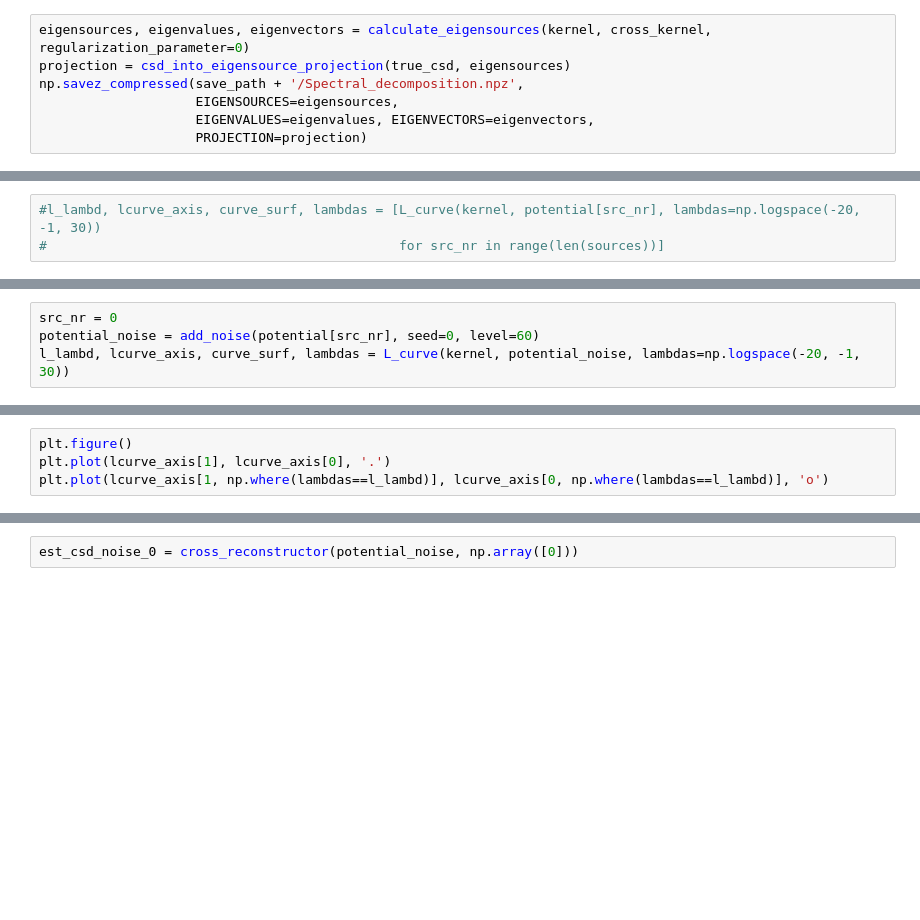
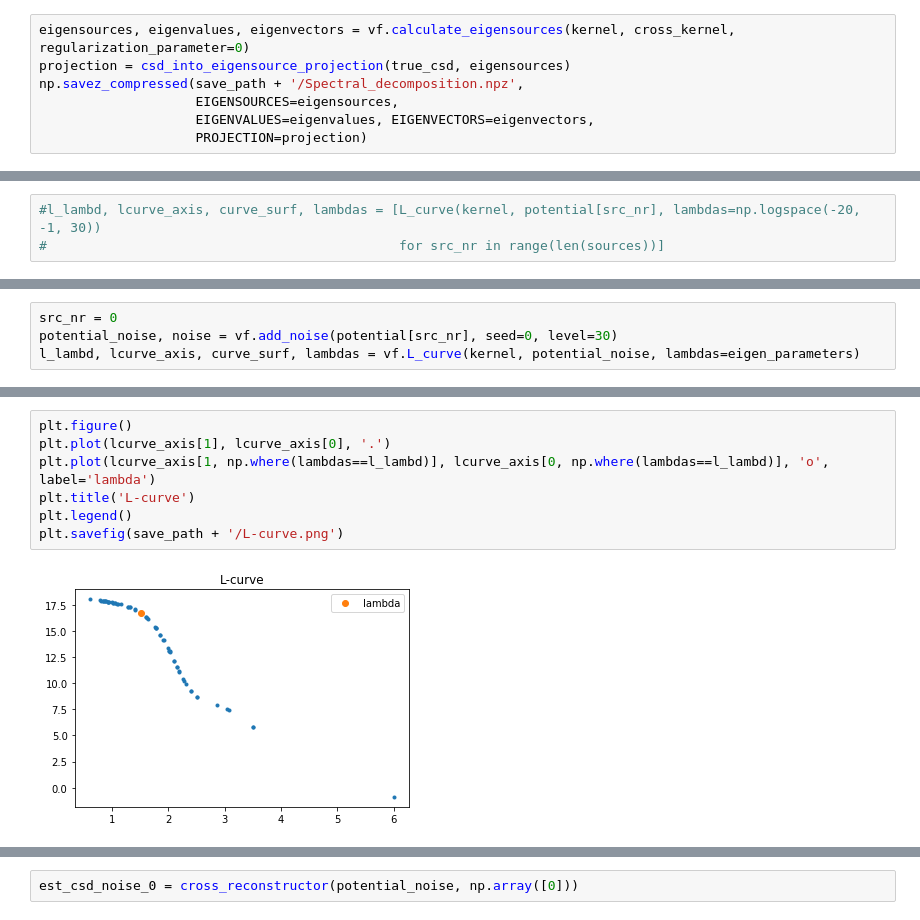
Before and after one commit to Neuroinflab/kESI, a Jupyter notebook: extras/validation/reconstruction_with_cv.ipynb, the cells around one changed output, grey strips where cells are left out. Cells and saved outputs as stored; diff of their text form; blank space fills up the shorter version.

Commit message:
Plotting potential

```diff
--- a/extras/validation/reconstruction_with_cv.ipynb
+++ b/extras/validation/reconstruction_with_cv.ipynb
@@ -411,7 +396,7 @@ true_csd = [measurement_manager_basis.probe(source) for source in sourcesCSD]
 setup_dict.update({'POTENTIAL': potential, 'TRUE_CSD': true_csd})
 np.savez_compressed(save_path + '/Setup_info.npz', **setup_dict)
 # %%
-eigensources, eigenvalues, eigenvectors = calculate_eigensources(kernel, cross_kernel, regularization_parameter=0)
+eigensources, eigenvalues, eigenvectors = vf.calculate_eigensources(kernel, cross_kernel, regularization_parameter=0)
 projection = csd_into_eigensource_projection(true_csd, eigensources)
 np.savez_compressed(save_path + '/Spectral_decomposition.npz',
                     EIGENSOURCES=eigensources,
@@ -425,4 +423,4 @@ eigen_parameters = eigenvalues[np.where(eigenvalues > 0)]
 # %%
 src_nr = 0
-potential_noise = add_noise(potential[src_nr], seed=0, level=60)
-l_lambd, lcurve_axis, curve_surf, lambdas = L_curve(kernel, potential_noise, lambdas=np.logspace(-20, -1, 30))
+potential_noise, noise = vf.add_noise(potential[src_nr], seed=0, level=30)
+l_lambd, lcurve_axis, curve_surf, lambdas = vf.L_curve(kernel, potential_noise, lambdas=eigen_parameters)
@@ -433,5 +439,10 @@ plt.plot(potential_noise)
 # %%
 plt.figure()
 plt.plot(lcurve_axis[1], lcurve_axis[0], '.')
-plt.plot(lcurve_axis[1, np.where(lambdas==l_lambd)], lcurve_axis[0, np.where(lambdas==l_lambd)], 'o')
+plt.plot(lcurve_axis[1, np.where(lambdas==l_lambd)], lcurve_axis[0, np.where(lambdas==l_lambd)], 'o', label='lambda')
+plt.title('L-curve')
+plt.legend()
+plt.savefig(save_path + '/L-curve.png')
+# %% [output]
+[figure, added]
 # %%
```
Also changed, not shown: parts of 38 cells of this notebook, 3 other files.
